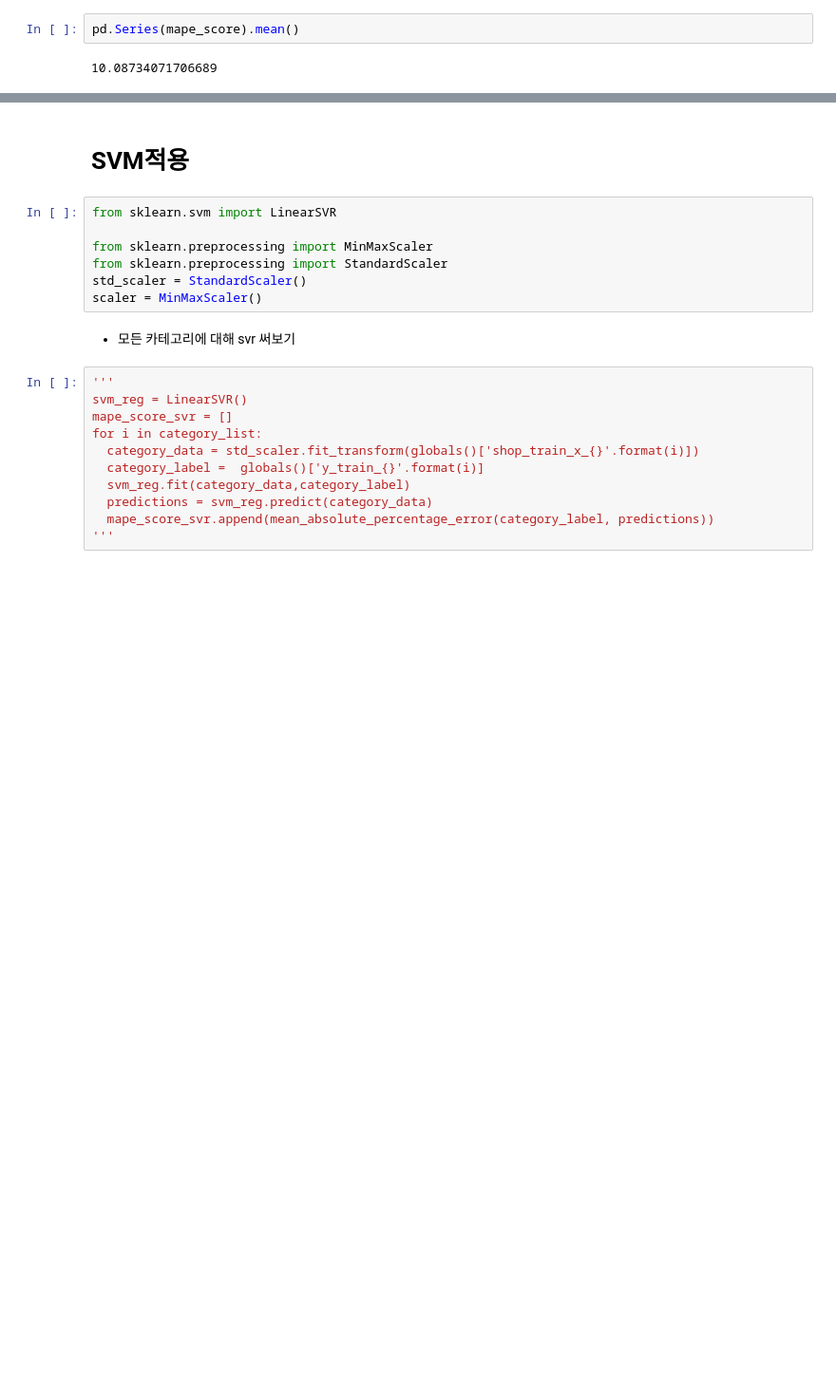
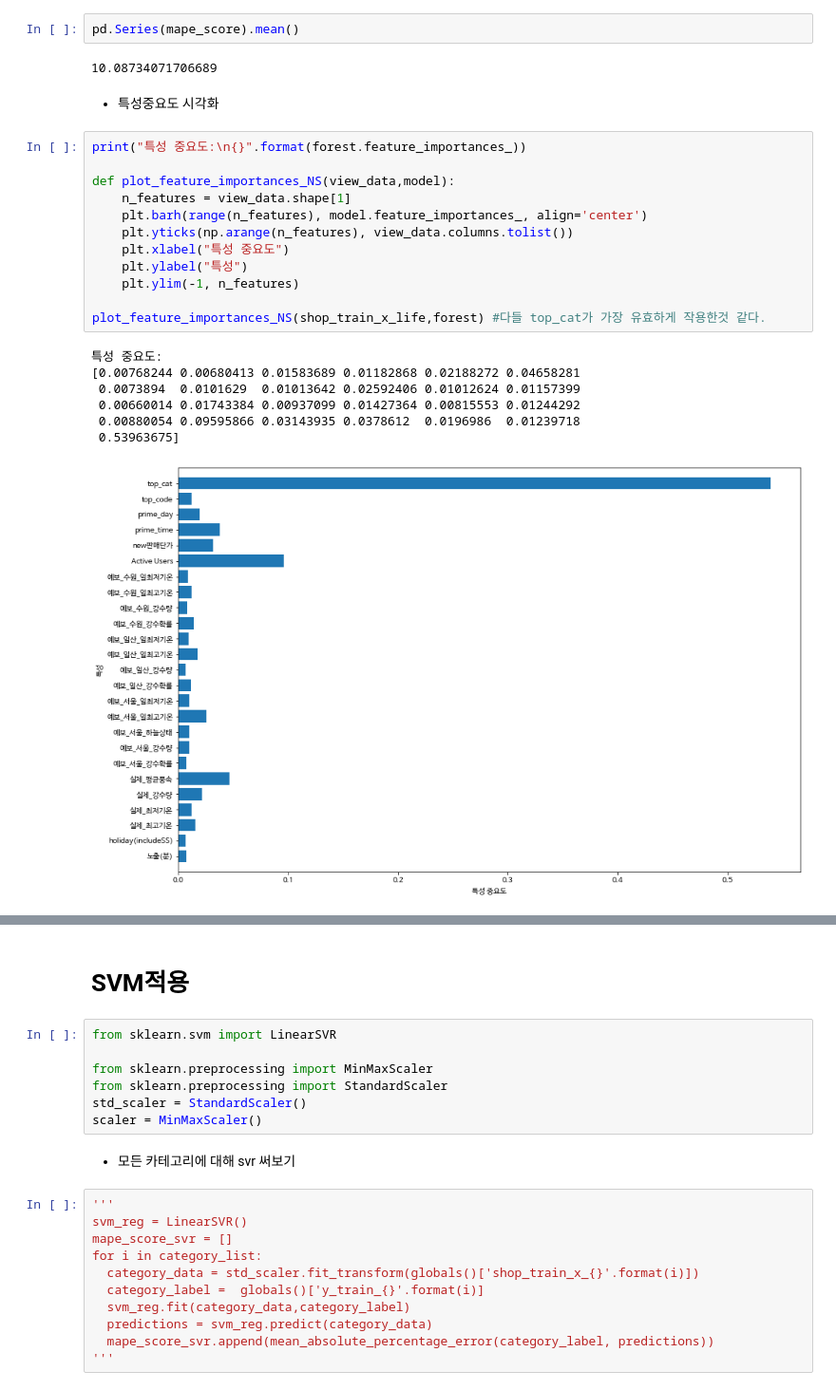
Before and after one commit to HWANG-HOE-SUN/bigcon, a Jupyter notebook: 모델링통합및비교.ipynb, the cells around one changed output, grey strips where cells are left out. Shown at 95% size. Saved outputs shown, nothing was run; the diff lists cells and outputs as text; blank space fills up the shorter version.

```diff
--- a/모델링통합및비교.ipynb
+++ b/모델링통합및비교.ipynb
@@ -615,3 +670,25 @@ RF MAPE score of life : 8.21864281441945
 pd.Series(mape_score).mean()
 # %% [output]
 10.08734071706689
+# %% [markdown]
+- 특성중요도 시각화
+# %%
+print("특성 중요도:\n{}".format(forest.feature_importances_))
+
+def plot_feature_importances_NS(view_data,model):
+    n_features = view_data.shape[1]
+    plt.barh(range(n_features), model.feature_importances_, align='center')
+    plt.yticks(np.arange(n_features), view_data.columns.tolist())
+    plt.xlabel("특성 중요도")
+    plt.ylabel("특성")
+    plt.ylim(-1, n_features)
+
+plot_feature_importances_NS(shop_train_x_life,forest) #다들 top_cat가 가장 유효하게 작용한것 같다.
+# %% [output]
+특성 중요도:
+[0.00768244 0.00680413 0.01583689 0.01182868 0.02188272 0.04658281
+ 0.0073894  0.0101629  0.01013642 0.02592406 0.01012624 0.01157399
+ 0.00660014 0.01743384 0.00937099 0.01427364 0.00815553 0.01244292
+ 0.00880054 0.09595866 0.03143935 0.0378612  0.0196986  0.01239718
+ 0.53963675]
+[figure, added]
```
Also changed, not shown: parts of 32 cells of this notebook.
